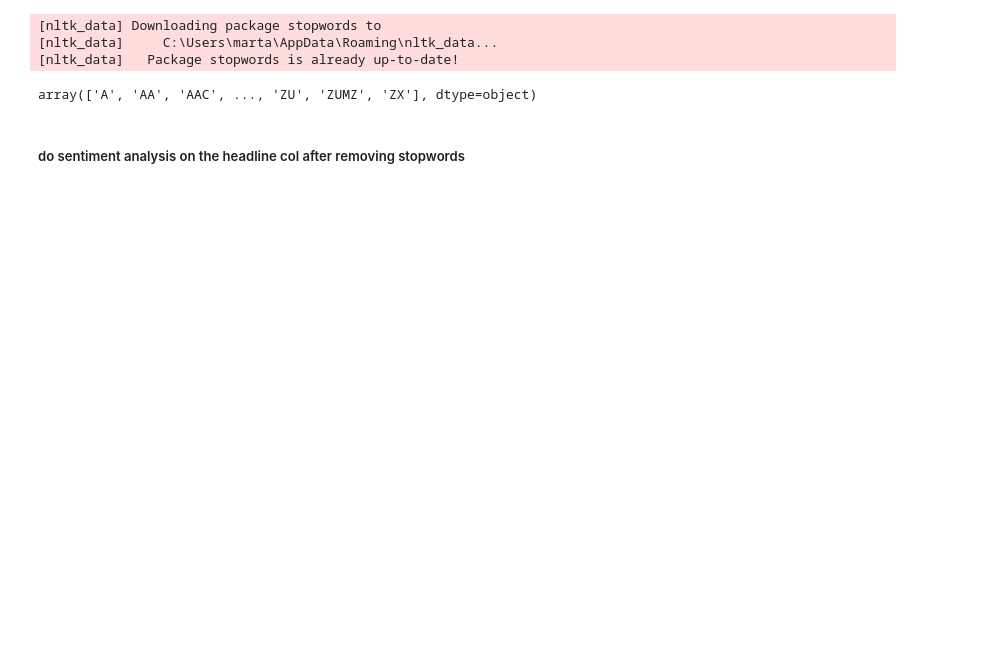
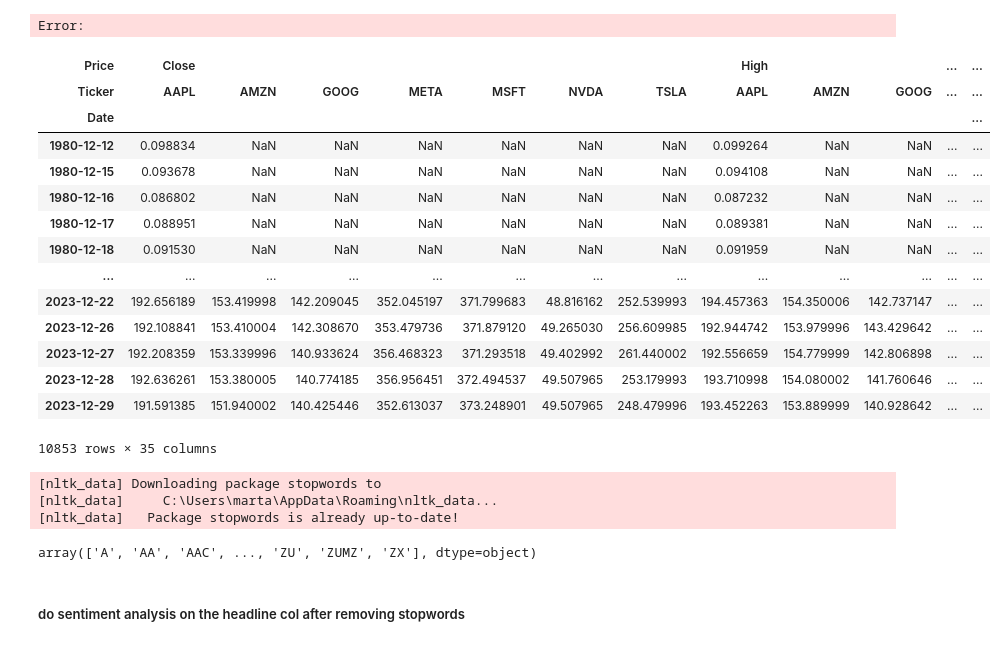
Before and after one commit to Marta233/Financial_News_and_Stock_Price_Analysis-, a Jupyter notebook: notebooks/text_analysis.ipynb, the cells around one changed output. Drawn from its saved outputs; the diff is of its cells as text; code cells hidden in the pictures; blank space fills up the shorter version.

Commit message:
stock_price

```diff
--- a/notebooks/text_analysis.ipynb
+++ b/notebooks/text_analysis.ipynb
@@ -4,0 +9,28 @@ sys.path.insert(0, '/10 A KAI 2/week 1/Stock_Price_Analysis/')
+# %%
+# Define the stock symbols
+symbols = ['AAPL', 'AMZN', 'GOOG', 'META', 'MSFT', 'NVDA', 'TSLA']
+# Define the time frame
+start_date = "1980-01-01"
+end_date = "2024-01-01"
+# Download the data
+data = yf.download(symbols, start=start_date, end=end_date)
+# %% [output]
+Error:
+# %%
+data
+# %% [output]
+| Price | Close |  |  |  |  |  |  | High |  |  | ... | ... |
+| Ticker | AAPL | AMZN | GOOG | META | MSFT | NVDA | TSLA | AAPL | AMZN | GOOG | ... | ... |
+| Date |  |  |  |  |  |  |  |  |  |  |  | ... |
+| 1980-12-12 | 0.098834 | NaN | NaN | NaN | NaN | NaN | NaN | 0.099264 | NaN | NaN | ... | ... |
+| 1980-12-15 | 0.093678 | NaN | NaN | NaN | NaN | NaN | NaN | 0.094108 | NaN | NaN | ... | ... |
+| 1980-12-16 | 0.086802 | NaN | NaN | NaN | NaN | NaN | NaN | 0.087232 | NaN | NaN | ... | ... |
+| 1980-12-17 | 0.088951 | NaN | NaN | NaN | NaN | NaN | NaN | 0.089381 | NaN | NaN | ... | ... |
+| 1980-12-18 | 0.091530 | NaN | NaN | NaN | NaN | NaN | NaN | 0.091959 | NaN | NaN | ... | ... |
+| ... | ... | ... | ... | ... | ... | ... | ... | ... | ... | ... | ... | ... |
+| 2023-12-22 | 192.656189 | 153.419998 | 142.209045 | 352.045197 | 371.799683 | 48.816162 | 252.539993 | 194.457363 | 154.350006 | 142.737147 | ... | ... |
+| 2023-12-26 | 192.108841 | 153.410004 | 142.308670 | 353.479736 | 371.879120 | 49.265030 | 256.609985 | 192.944742 | 153.979996 | 143.429642 | ... | ... |
+| 2023-12-27 | 192.208359 | 153.339996 | 140.933624 | 356.468323 | 371.293518 | 49.402992 | 261.440002 | 192.556659 | 154.779999 | 142.806898 | ... | ... |
+| 2023-12-28 | 192.636261 | 153.380005 | 140.774185 | 356.956451 | 372.494537 | 49.507965 | 253.179993 | 193.710998 | 154.080002 | 141.760646 | ... | ... |
+| 2023-12-29 | 191.591385 | 151.940002 | 140.425446 | 352.613037 | 373.248901 | 49.507965 | 248.479996 | 193.452263 | 153.889999 | 140.928642 | ... | ... |
+10853 rows × 35 columns
```
Also changed, not shown: parts of 2 cells of this notebook.
